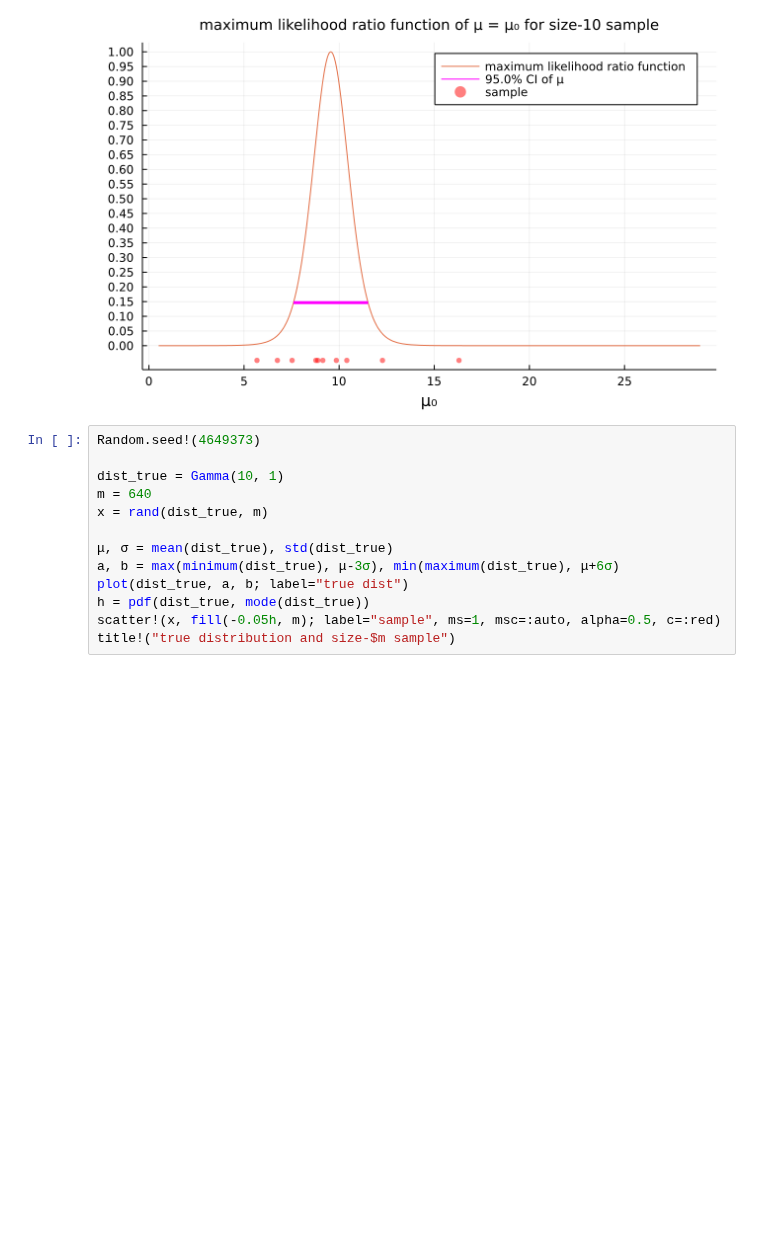
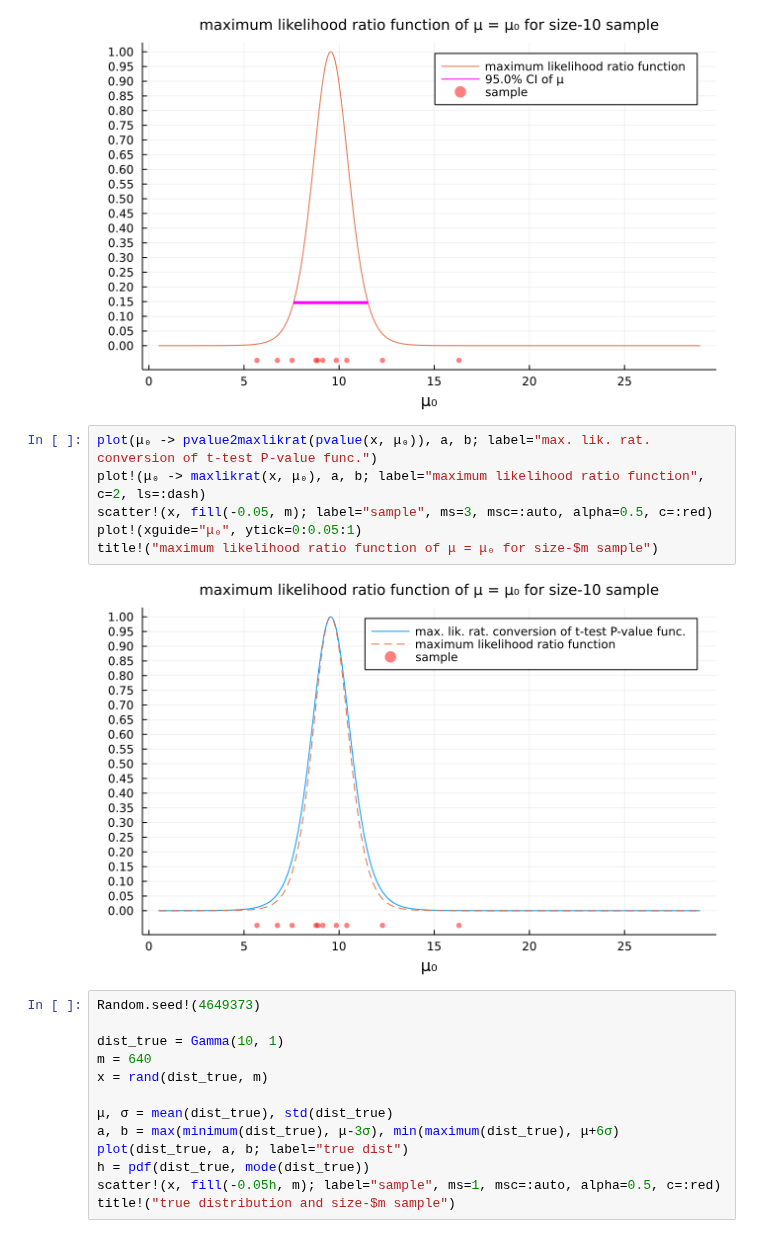
Before and after one commit to genkuroki/public, a Jupyter notebook: 0034/P-value function example and prediction distribution example.ipynb, the cells around one changed output. Cells and saved outputs as stored; diff of their text form; blank space fills up the shorter version.

```diff
--- a/0034/P-value function example and prediction distribution example.ipynb
+++ b/0034/P-value function example and prediction distribution example.ipynb
@@ -212,6 +219,14 @@ title!("maximum likelihood ratio function of μ = μ₀ for size-$m sample")
 # %% [output]
 ci = confint_loglikrat(x; α) = [7.601598804244693, 11.519132968088815]
 [figure]
+# %%
+plot(μ₀ -> pvalue2maxlikrat(pvalue(x, μ₀)), a, b; label="max. lik. rat. conversion of t-test P-value func.")
+plot!(μ₀ -> maxlikrat(x, μ₀), a, b; label="maximum likelihood ratio function", c=2, ls=:dash)
+scatter!(x, fill(-0.05, m); label="sample", ms=3, msc=:auto, alpha=0.5, c=:red)
+plot!(xguide="μ₀", ytick=0:0.05:1)
+title!("maximum likelihood ratio function of μ = μ₀ for size-$m sample")
+# %% [output]
+[figure, added]
 # %%
 Random.seed!(4649373)
 
```
Also changed, not shown: parts of 1 cell of this notebook, 1 other file.
